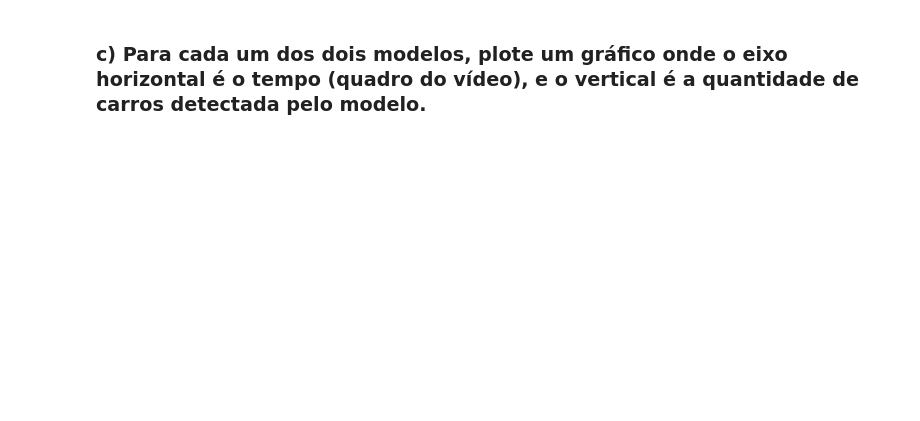
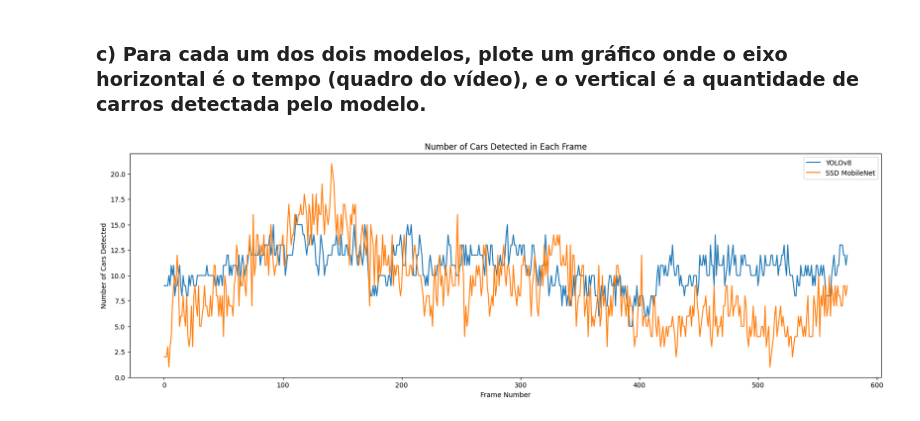
Before and after one commit to LukeHer0/visao_computacional, a Jupyter notebook: lista4/visao_computacional_lista_4.ipynb, the cells around one changed output. Saved outputs shown, nothing was run; the diff lists cells and outputs as text; code cells hidden in the pictures; blank space fills up the shorter version.

```diff
--- a/lista4/visao_computacional_lista_4.ipynb
+++ b/lista4/visao_computacional_lista_4.ipynb
@@ -287,49 +300,53 @@ cv2.destroyAllWindows()
 # %% [markdown]
 #### Single Shot MultiBox Detection (SSD)
 # %%
-
-
 model_ssd = cv2.dnn.readNetFromTensorflow("./models/ssd_mobilenet_v2_coco_2018_03_29/frozen_inference_graph.pb",
                                           "./models/ssd_mobilenet_v2_coco_2018_03_29/model.pbtxt")
 video = "./img/bridge.mp4"
 output = "./img/bridge_out_yolo.mp4"
 
-CLASSES = { 3: "carro", 6: "truck"}
+CLASSES = { 3: "Car", 4: "Motorcycle", 6: "Bus", 8: 'Truck'}
 
 cap = cv2.VideoCapture(video)
 fourcc = cv2.VideoWriter_fourcc(*'mp4v')
 fps = int(cap.get(cv2.CAP_PROP_FPS))
 width = int(cap.get(cv2.CAP_PROP_FRAME_WIDTH))
-height = int(cap.get(cv2.CAP_PROP_FsRAME_HEIGHT))
+height = int(cap.get(cv2.CAP_PROP_FRAME_HEIGHT))
 out = cv2.VideoWriter("./img/bridge_out_ssd.mp4", fourcc, fps, (width, height))
+
+ssd_qtd_cars = []
 
 while cap.isOpened():
     ret, frame = cap.read()
     if not ret:
-        breaks
+        break
     rows = frame.shape[0]
     cols = frame.shape[1]
     blob = cv2.dnn.blobFromImage(frame, size=(300, 300), swapRB=True)
     model_ssd.setInput(blob)
     cvOut = model_ssd.forward()
-
+    qtdDetections = cvOut.shape[2]
+    qtd_cars = 0
     for detection in cvOut[0,0,:,:]:
         score = float(detection[2])
-        if score > 0.5:
+        class_id = int(detection[1])
+        if score > 0.3:
             left = detection[3] * cols
             top = detection[4] * rows
             right = detection[5] * cols
             bottom = detection[6] * rows
             class_id = int(detection[1])
             if class_id in CLASSES:
+                if class_id == 3:
+                    qtd_cars += 1
                 label = f"{CLASSES[class_id]}: {score:.2f}"
                 cv2.rectangle(frame, (int(left), int(top)), (int(right), int(bottom)), (0, 255, 0), thickness=2)
                 cv2.putText(frame, label, (int(left), int(top) - 10), cv2.FONT_HERSHEY_SIMPLEX, 0.5, (0, 255, 0), 2)
-
-    cv2.namedWindow("frame", cv2.WINDOW_NORMAL)
-    cv2.imshow("frame", frame)
-    if cv2.waitKey(1) >= 0:  # Break with ESC
-        break
+    ssd_qtd_cars.append(qtd_cars)
+    # cv2.namedWindow("frame", cv2.WINDOW_NORMAL)
+    # cv2.imshow("frame", frame)
+    # if cv2.waitKey(1) >= 0:  # Break with ESC
+    #     break
     out.write(frame)
 
 cap.release()
@@ -391,2 +355,13 @@ AttributeError: module 'tensorflow._api.v2.compat.v2.io.gfile' has no attribute
 # %% [markdown]
 ### c) Para cada um dos dois modelos, plote um gráfico onde o eixo horizontal é o tempo (quadro do vídeo), e o vertical é a quantidade de carros detectada pelo modelo.
+# %%
+plt.figure(figsize=(20, 6))
+plt.plot(range(len(yolo_qtd_cars)), yolo_qtd_cars, label='YOLOv8')
+plt.plot(range(len(ssd_qtd_cars)), ssd_qtd_cars, label='SSD MobileNet')
+plt.xlabel('Frame Number')
+plt.ylabel('Number of Cars Detected')
+plt.title('Number of Cars Detected in Each Frame')
+plt.legend()
+plt.show()
+# %% [output]
+[figure, added]
```
Also changed, not shown: parts of 3 cells of this notebook.
